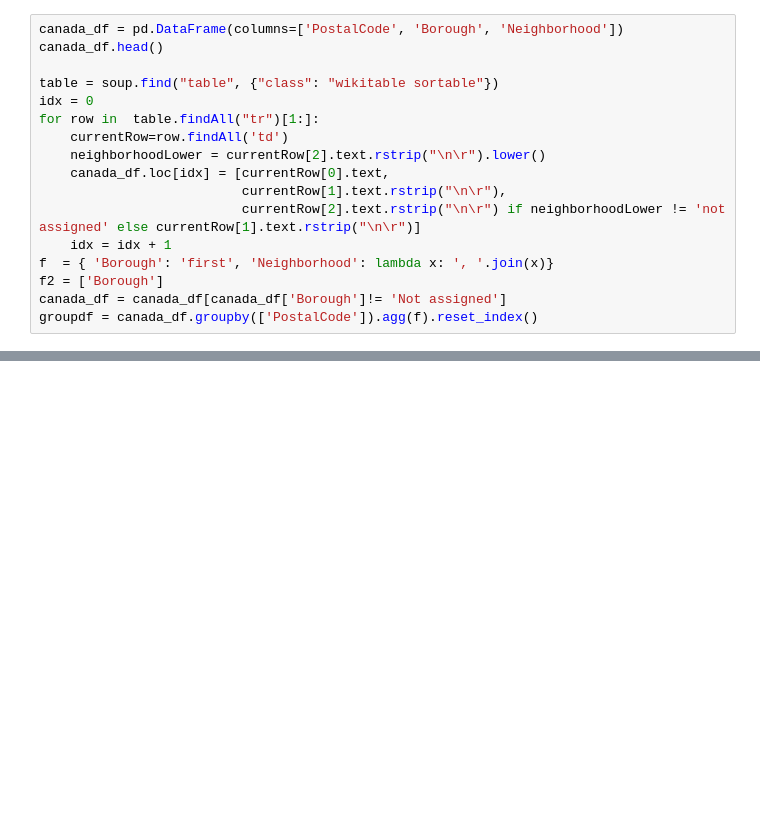
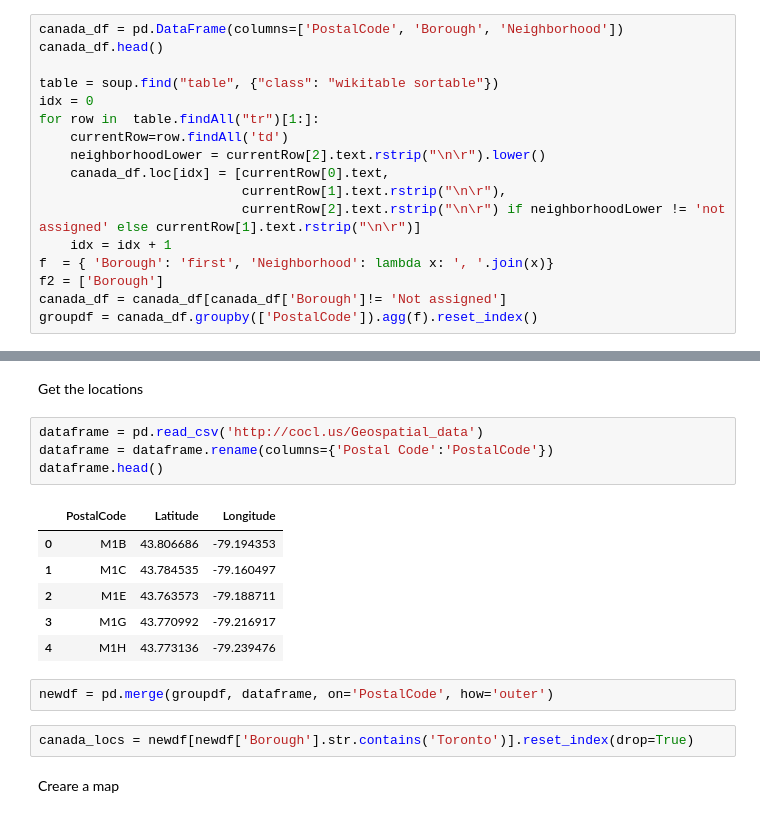
Before and after one commit to tareqateiklab/Coursera_Capstone, a Jupyter notebook: Segmenting and Clustering Neighborhoods in Toronto.ipynb, the cells around one changed output, grey strips where cells are left out. Saved outputs shown, nothing was run; the diff lists cells and outputs as text; blank space fills up the shorter version.

```diff
--- a/Segmenting and Clustering Neighborhoods in Toronto.ipynb
+++ b/Segmenting and Clustering Neighborhoods in Toronto.ipynb
@@ -45,0 +52,19 @@ groupdf.shape
+# %% [markdown]
+Get the locations
+# %%
+dataframe = pd.read_csv('http://cocl.us/Geospatial_data')
+dataframe = dataframe.rename(columns={'Postal Code':'PostalCode'})
+dataframe.head()
+# %% [output]
+|  | PostalCode | Latitude | Longitude |
+| 0 | M1B | 43.806686 | -79.194353 |
+| 1 | M1C | 43.784535 | -79.160497 |
+| 2 | M1E | 43.763573 | -79.188711 |
+| 3 | M1G | 43.770992 | -79.216917 |
+| 4 | M1H | 43.773136 | -79.239476 |
+# %%
+newdf = pd.merge(groupdf, dataframe, on='PostalCode', how='outer')
+# %%
+canada_locs = newdf[newdf['Borough'].str.contains('Toronto')].reset_index(drop=True)
+# %% [markdown]
+Creare a map
```
Also changed, not shown: parts of 2 cells of this notebook.
